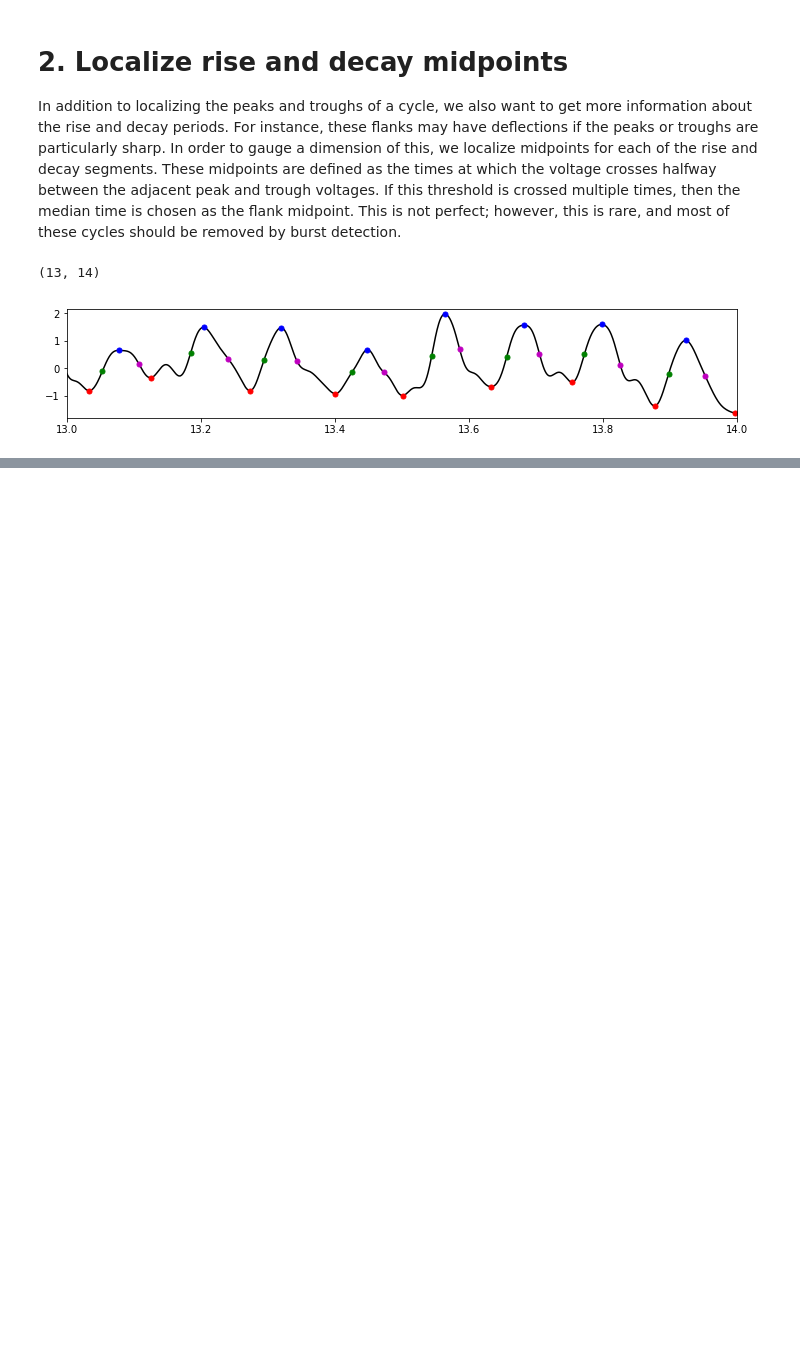
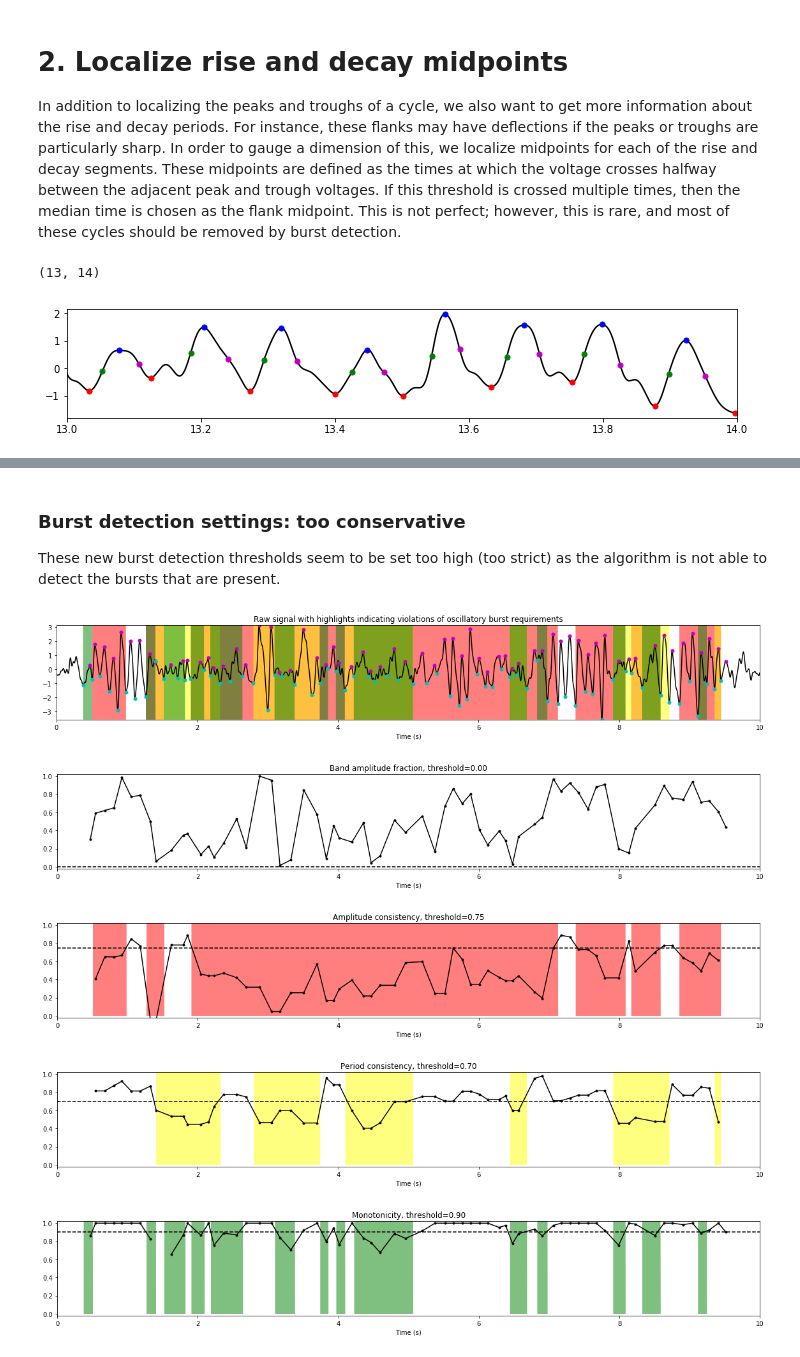
Before and after one commit to bycycle-tools/bycycle, a Jupyter notebook: tutorials/1_Cycle-by-cycle algorithm.ipynb, the cells around one changed output, grey strips where cells are left out. Saved outputs shown, nothing was run; the diff lists cells and outputs as text; code cells hidden in the pictures; blank space fills up the shorter version.

Commit message:
finish algorithm tutorial

```diff
--- a/tutorials/1_Cycle-by-cycle algorithm.ipynb
+++ b/tutorials/1_Cycle-by-cycle algorithm.ipynb
@@ -142,0 +200,20 @@ df.head()
+# %% [markdown]
+### Burst detection settings: too conservative
+These new burst detection thresholds seem to be set too high (too strict) as the algorithm is not able to detect the bursts that are present.
+# %%
+burst_kwargs = {'amplitude_fraction_threshold': 0,
+                'amplitude_consistency_threshold': .75,
+                'period_consistency_threshold': .7,
+                'monotonicity_threshold': .9,
+                'N_cycles_min': 3}
+
+df = compute_features(signal, Fs, f_theta, burst_detection_kwargs=burst_kwargs)
+
+plot_burst_detect_params(signal, Fs, df, burst_kwargs,
+                         tlims=None, figsize=(16, 3))
+# %% [output]
+[figure, added]
+[figure, added]
+[figure, added]
+[figure, added]
+[figure, added]
```
Also changed, not shown: parts of 13 cells of this notebook, 1 other file.
